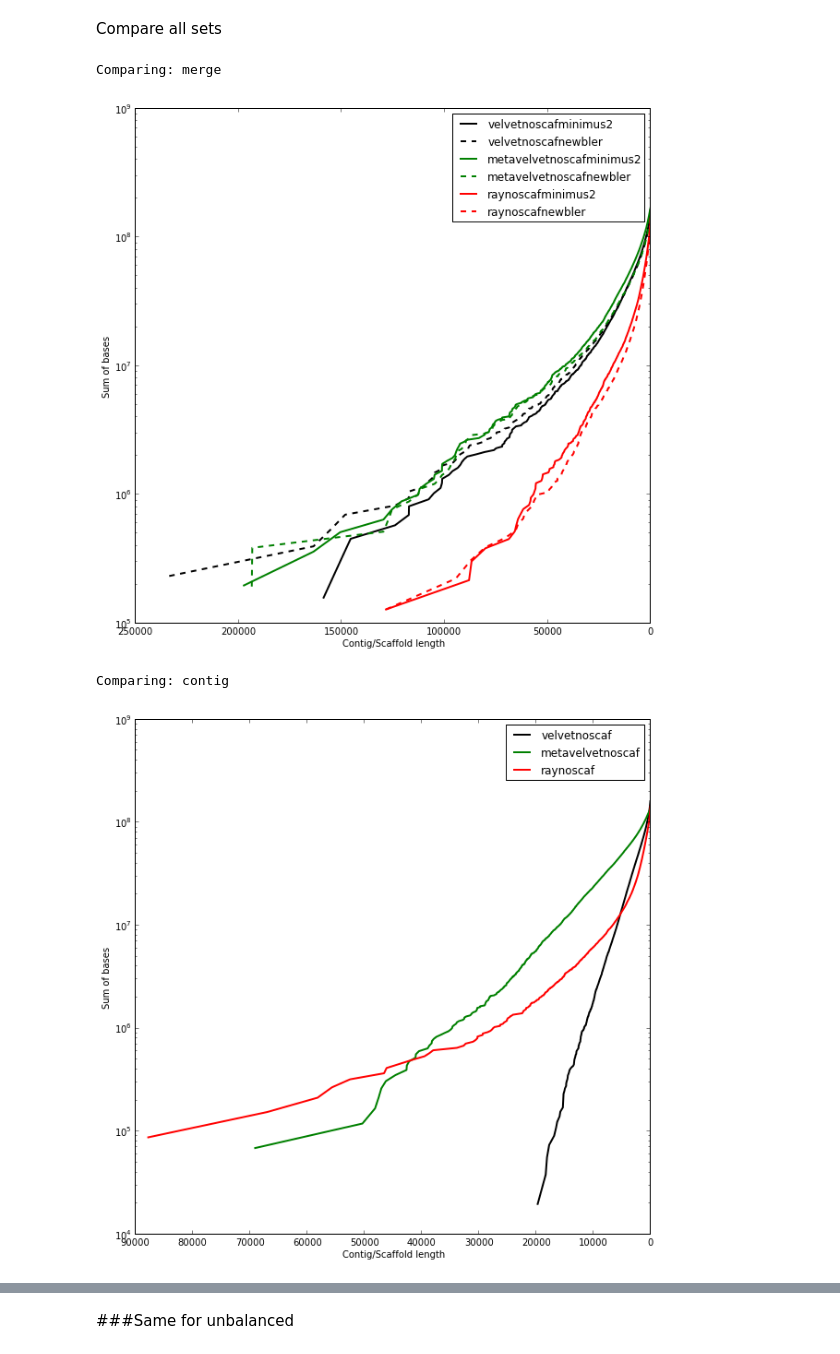
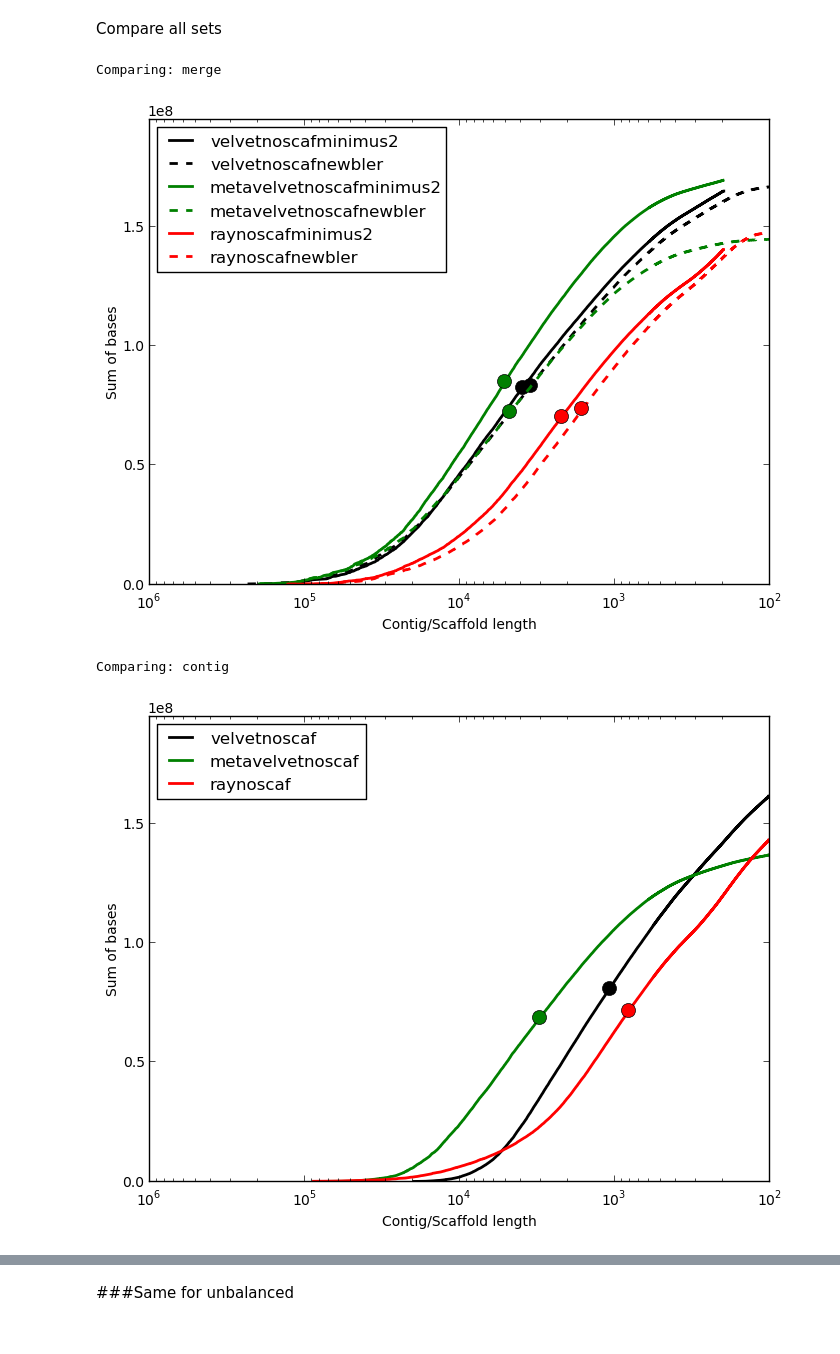
Before and after one commit to inodb/notebooks, a Jupyter notebook: chris-mock-masmvali-length.ipynb, the cells around one changed output, grey strips where cells are left out. Drawn from its saved outputs; the diff is of its cells as text; code cells hidden in the pictures.

Commit message:
Updated length distributions for report

```diff
--- a/chris-mock-masmvali-length.ipynb
+++ b/chris-mock-masmvali-length.ipynb
@@ -17,6 +19,6 @@ asm_sets = {}asm_sets['contig'] = [n for n in names if n.endswith('noscaf')]asm_
 # %% [markdown]
 Plot length distribution function, uses masmvali
 # %%
-def plot_length(assemblies, names, colors, linestyles, cut_off=100):    ax = subplot(1,1,1)    for i, asm in enumerate(assemblies):        contigs = assembly.ContigDict()        contigs.parse_fasta_lengths(asm)        contiglens = [c.length for c in contigs.itervalues()]        contiglens.sort()        contiglens.reverse()        cla = np.array(contiglens)        plot(cla[cla > cut_off], np.cumsum(cla[cla > cut_off]), color=colors[i], label=names[i], linestyle=linestyles[i], linewidth=2.0)    plt.gca().invert_xaxis()    # Labels    plt.xlabel('Contig/Scaffold length')    plt.ylabel('Sum of bases')    # Legend    handles, labels = ax.get_legend_handles_labels()    ax.legend(handles, labels)    ax.set_yscale('log')
+def plot_length(assemblies, names, colors, linestyles, cut_off=100):    ax = subplot(1,1,1)    for i, asm in enumerate(assemblies):        contigs = assembly.ContigDict()        contigs.parse_fasta_lengths(asm)        contiglens = [c.length for c in contigs.itervalues()]        contiglens.sort()        contiglens.reverse()        cla = np.array(contiglens)        clacs = np.cumsum(cla[cla > cut_off])                # Plot contig length vs sum of bases        plot(cla[cla > cut_off], clacs, color=colors[i], label=names[i], linestyle=linestyles[i], linewidth=2.0)                # Add L50        l50 = cla[cla > cut_off][clacs >= clacs[len(clacs)-1]/2][0]        plot(l50, clacs[clacs >= clacs[len(clacs)-1]/2][0], color=colors[i], marker='o', markersize=10)    ax.set_xscale('log')    ax.set_ylim([0,METAGENOME_LENGTH])    plt.gca().invert_xaxis()    # Labels    plt.xlabel('Contig/Scaffold length')    plt.ylabel('Sum of bases')    # Legend    handles, labels = ax.get_legend_handles_labels()    ax.legend(handles, labels, loc='upper left') # or lower right    #ax.set_yscale('log')    ax.set_xlim([10**6,10**2])
 # %% [markdown]
 Compare all sets
@@ -23,8 +27,8 @@ Compare all sets
 # %%
-# Change figure sizercParams['figure.figsize'] = 10, 10for k in asm_sets:    print "Comparing: " + k    plot_length([filesd["Sample_50ng_even"][name] for name in asm_sets[k]], asm_sets[k], [colord[name] for name in asm_sets[k]], [shapesd[name] for name in asm_sets[k]])    plt.show()
+for k in asm_sets:    print "Comparing: " + k    plot_length([filesd["Sample_50ng_even"][name] for name in asm_sets[k]], asm_sets[k], [colord[name] for name in asm_sets[k]], [shapesd[name] for name in asm_sets[k]])    plt.show()
 # %% [output]
 Comparing: merge
-[figure, old version]
+[figure, new version]
 Comparing: contig
-[figure, old version]
+[figure, new version]
 Comparing: bambus2
```
Also changed, not shown: parts of 3 cells of this notebook.
